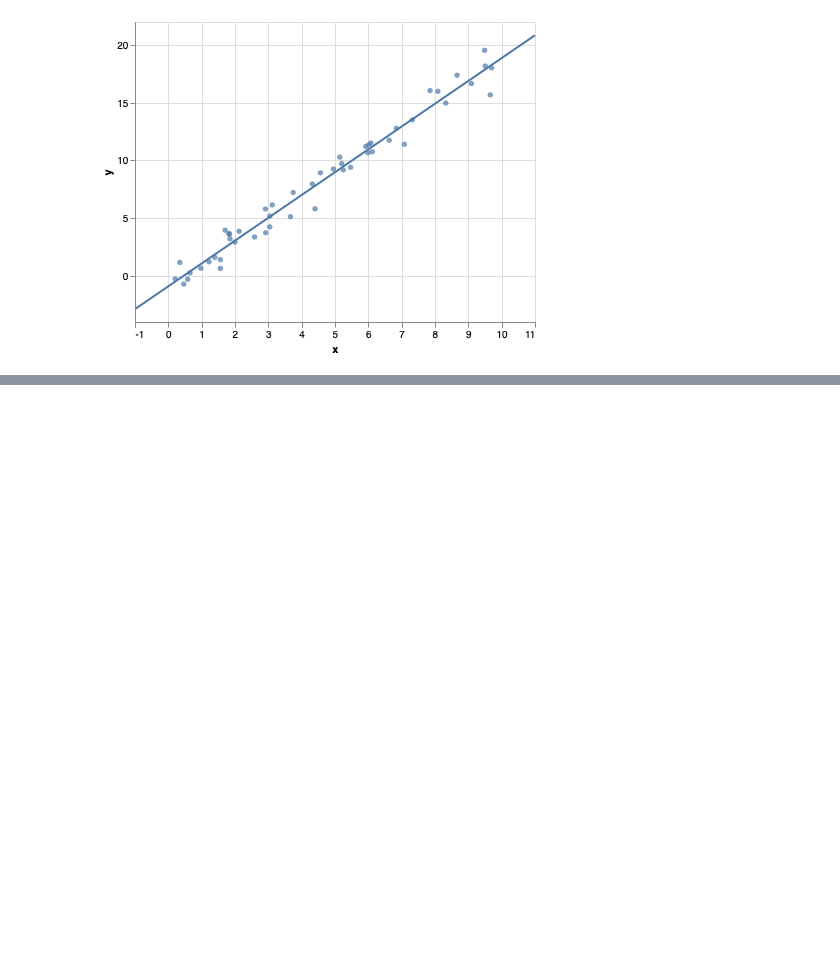
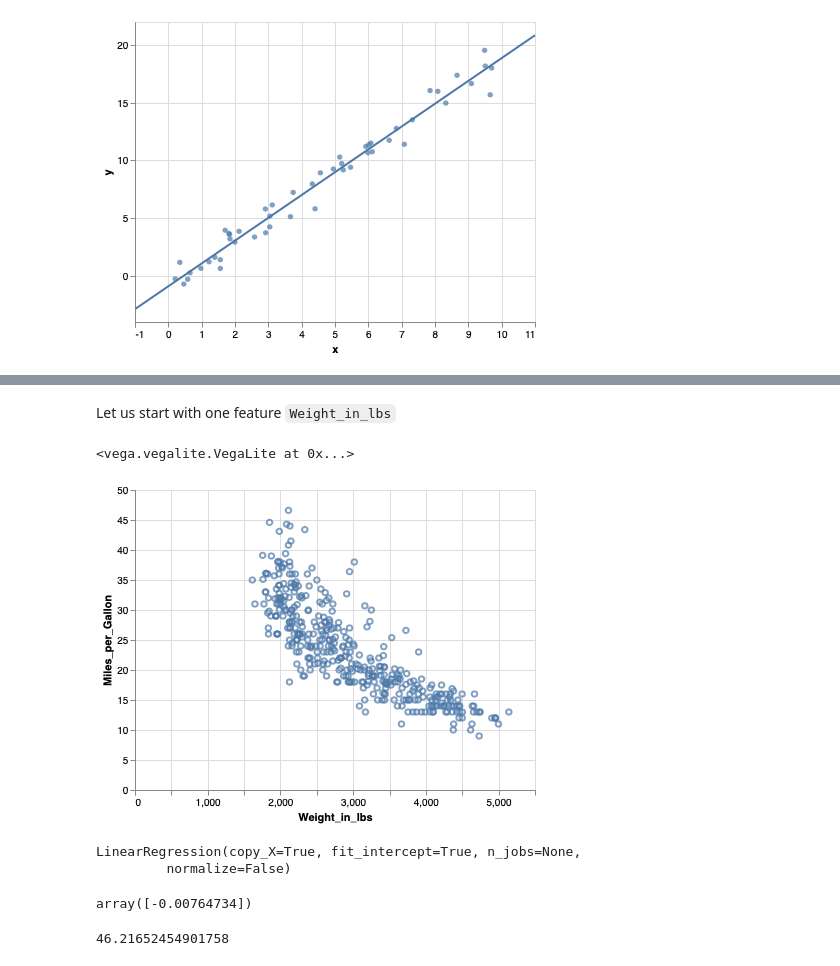
Before and after one commit to hanisaf/mist5730-fall2019, a Jupyter notebook: 41-intro.ipynb, the cells around one changed output, grey strips where cells are left out. Cells and saved outputs as stored; diff of their text form; code cells hidden in the pictures; blank space fills up the shorter version.

```diff
--- a/41-intro.ipynb
+++ b/41-intro.ipynb
@@ -208,0 +196,3 @@ alt.Chart(pd.DataFrame({'x':x, 'y':y})).mark_circle().encode(x='x', y='y') + alt
+# %%
+data=pd.read_json('data/cars.json').dropna()
+data.head()
@@ -208,0 +206,7 @@ alt.Chart(pd.DataFrame({'x':x, 'y':y})).mark_circle().encode(x='x', y='y') + alt
+# %% [markdown]
+Let us start with one feature `Weight_in_lbs`
+# %%
+alt.Chart(data).mark_point().encode(x='Weight_in_lbs', y='Miles_per_Gallon')
+# %% [output]
+<vega.vegalite.VegaLite at 0x...>
+[figure, added]
@@ -208,0 +216,14 @@ alt.Chart(pd.DataFrame({'x':x, 'y':y})).mark_circle().encode(x='x', y='y') + alt
+# %%
+model = LinearRegression(fit_intercept=True)
+model.fit(X, y)
+# %% [output]
+LinearRegression(copy_X=True, fit_intercept=True, n_jobs=None,
+         normalize=False)
+# %%
+model.coef_
+# %% [output]
+array([-0.00764734])
+# %%
+model.intercept_
+# %% [output]
+46.21652454901758
```
Also changed, not shown: parts of 37 cells of this notebook, 1 other file.
